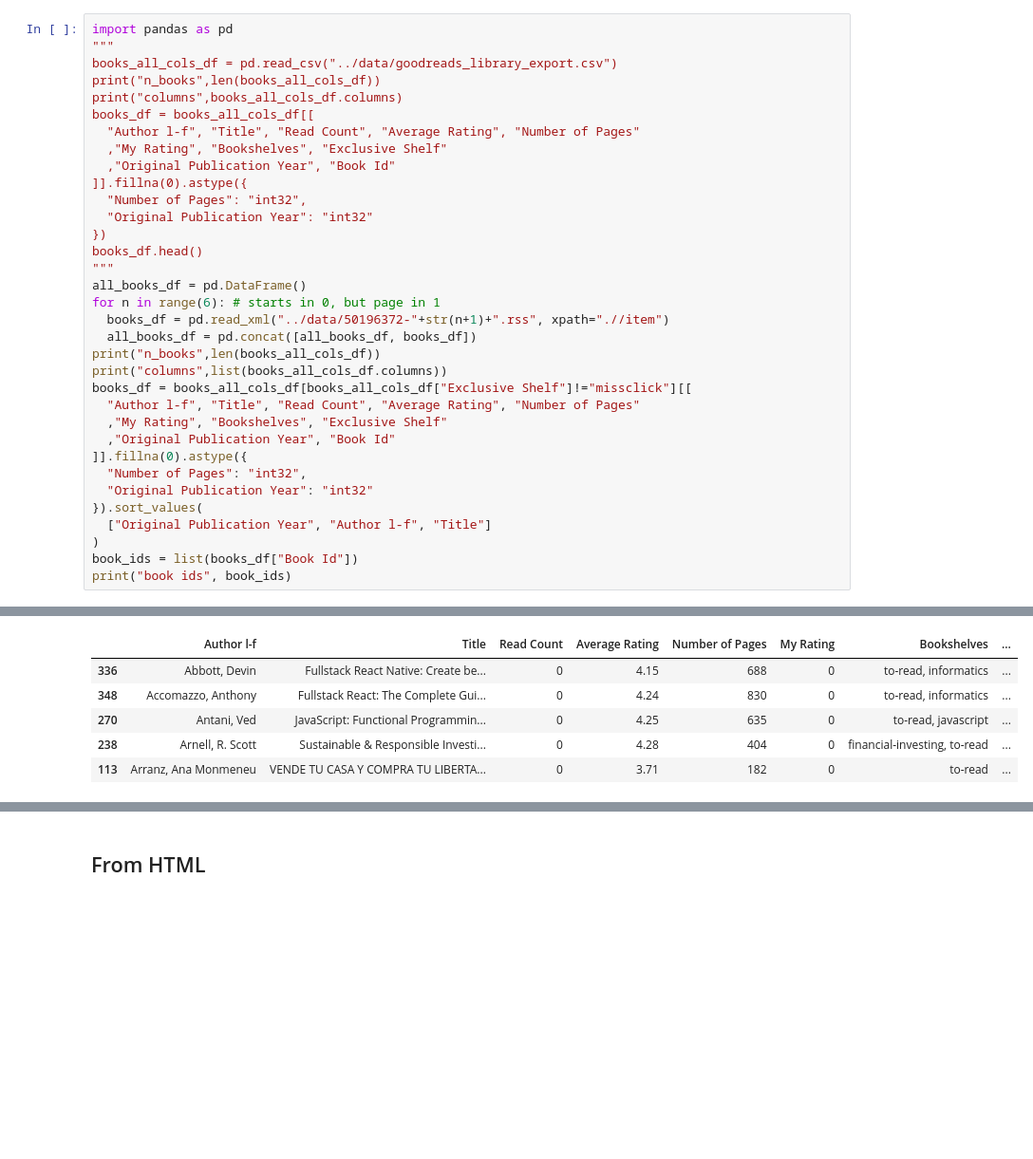
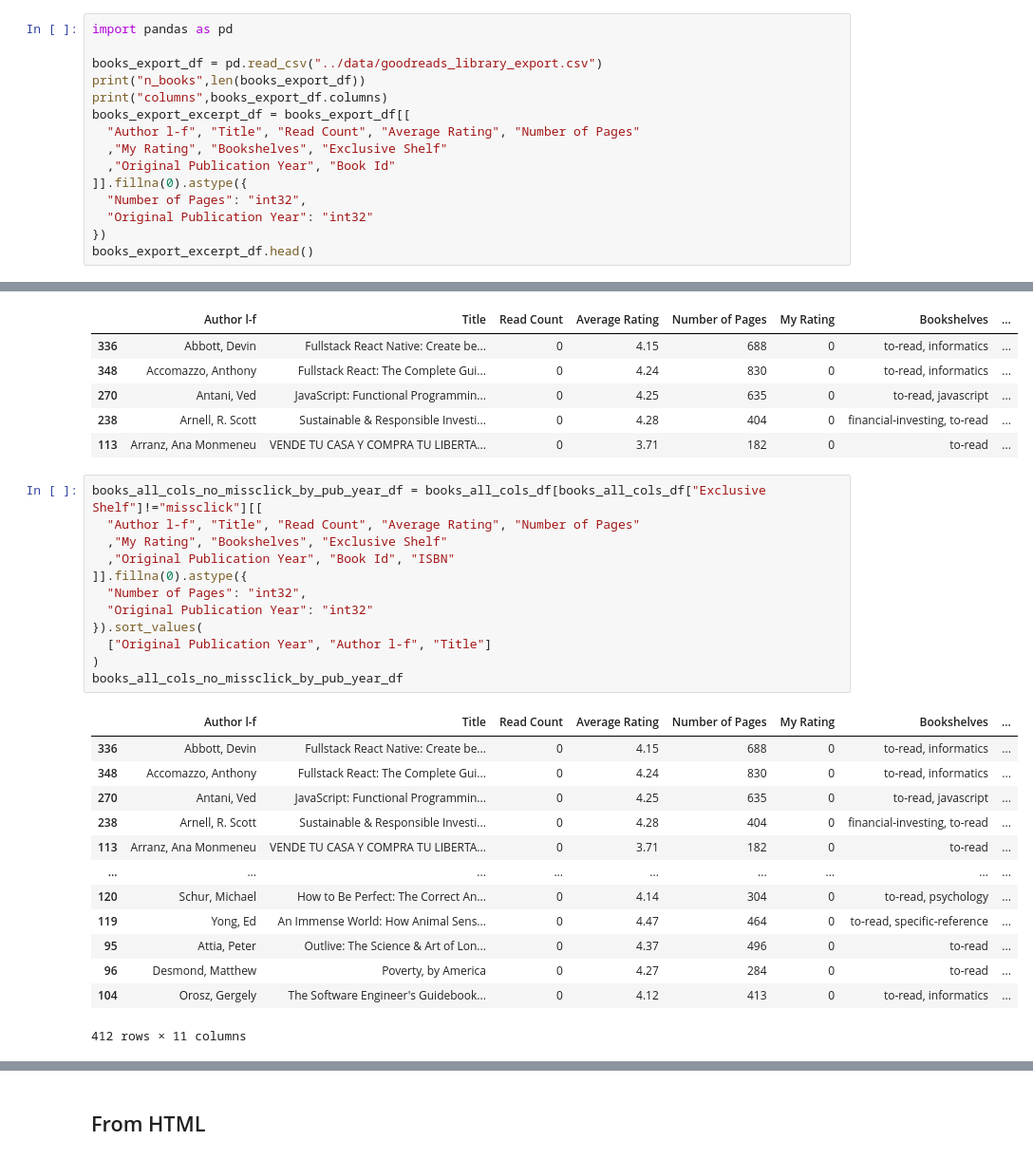
Before and after one commit to jgonzal1/jgonzal1.github.io, a Jupyter notebook: assets/📚.ipynb, the cells around one changed output, grey strips where cells are left out. Shown at 95% size. Drawn from its saved outputs; the diff is of its cells as text; blank space fills up the shorter version.

```diff
--- a/assets/📚.ipynb
+++ b/assets/📚.ipynb
@@ -4,11 +87,11 @@
 ## From source (no avg ratings)
 # %%
 import pandas as pd
-"""
-books_all_cols_df = pd.read_csv("../data/goodreads_library_export.csv")
-print("n_books",len(books_all_cols_df))
-print("columns",books_all_cols_df.columns)
-books_df = books_all_cols_df[[
+
+books_export_df = pd.read_csv("../data/goodreads_library_export.csv")
+print("n_books",len(books_export_df))
+print("columns",books_export_df.columns)
+books_export_excerpt_df = books_export_df[[
   "Author l-f", "Title", "Read Count", "Average Rating", "Number of Pages"
   ,"My Rating", "Bookshelves", "Exclusive Shelf"
   ,"Original Publication Year", "Book Id"
@@ -16,25 +99,6 @@ books_df = books_all_cols_df[[
   "Number of Pages": "int32",
   "Original Publication Year": "int32"
 })
-books_df.head()
-"""
-all_books_df = pd.DataFrame()
-for n in range(6): # starts in 0, but page in 1
-  books_df = pd.read_xml("../data/50196372-"+str(n+1)+".rss", xpath=".//item")
-  all_books_df = pd.concat([all_books_df, books_df])
-print("n_books",len(books_all_cols_df))
-print("columns",list(books_all_cols_df.columns))
-books_df = books_all_cols_df[books_all_cols_df["Exclusive Shelf"]!="missclick"][[
-  "Author l-f", "Title", "Read Count", "Average Rating", "Number of Pages"
-  ,"My Rating", "Bookshelves", "Exclusive Shelf"
-  ,"Original Publication Year", "Book Id"
-]].fillna(0).astype({
-  "Number of Pages": "int32",
-  "Original Publication Year": "int32"
-}).sort_values(
-  ["Original Publication Year", "Author l-f", "Title"]
-)
-book_ids = list(books_df["Book Id"])
-print("book ids", book_ids)
+books_export_excerpt_df.head()
 # %% [output]
 n_books 509
@@ -61,3 +151,29 @@ books_df.head()
 | 270 | Antani, Ved | JavaScript: Functional Programmin... | 0 | 4.25 | 635 | 0 | to-read, javascript | ... |
 | 238 | Arnell, R. Scott | Sustainable & Responsible Investi... | 0 | 4.28 | 404 | 0 | financial-investing, to-read | ... |
 | 113 | Arranz, Ana Monmeneu | VENDE TU CASA Y COMPRA TU LIBERTA... | 0 | 3.71 | 182 | 0 | to-read | ... |
+# %%
+books_all_cols_no_missclick_by_pub_year_df = books_all_cols_df[books_all_cols_df["Exclusive Shelf"]!="missclick"][[
+  "Author l-f", "Title", "Read Count", "Average Rating", "Number of Pages"
+  ,"My Rating", "Bookshelves", "Exclusive Shelf"
+  ,"Original Publication Year", "Book Id", "ISBN"
+]].fillna(0).astype({
+  "Number of Pages": "int32",
+  "Original Publication Year": "int32"
+}).sort_values(
+  ["Original Publication Year", "Author l-f", "Title"]
+)
+books_all_cols_no_missclick_by_pub_year_df
+# %% [output]
+|  | Author l-f | Title | Read Count | Average Rating | Number of Pages | My Rating | Bookshelves | ... |
+| 336 | Abbott, Devin | Fullstack React Native: Create be... | 0 | 4.15 | 688 | 0 | to-read, informatics | ... |
+| 348 | Accomazzo, Anthony | Fullstack React: The Complete Gui... | 0 | 4.24 | 830 | 0 | to-read, informatics | ... |
+| 270 | Antani, Ved | JavaScript: Functional Programmin... | 0 | 4.25 | 635 | 0 | to-read, javascript | ... |
+| 238 | Arnell, R. Scott | Sustainable & Responsible Investi... | 0 | 4.28 | 404 | 0 | financial-investing, to-read | ... |
+| 113 | Arranz, Ana Monmeneu | VENDE TU CASA Y COMPRA TU LIBERTA... | 0 | 3.71 | 182 | 0 | to-read | ... |
+| ... | ... | ... | ... | ... | ... | ... | ... | ... |
+| 120 | Schur, Michael | How to Be Perfect: The Correct An... | 0 | 4.14 | 304 | 0 | to-read, psychology | ... |
+| 119 | Yong, Ed | An Immense World: How Animal Sens... | 0 | 4.47 | 464 | 0 | to-read, specific-reference | ... |
+| 95 | Attia, Peter | Outlive: The Science & Art of Lon... | 0 | 4.37 | 496 | 0 | to-read | ... |
+| 96 | Desmond, Matthew | Poverty, by America | 0 | 4.27 | 284 | 0 | to-read | ... |
+| 104 | Orosz, Gergely | The Software Engineer's Guidebook... | 0 | 4.12 | 413 | 0 | to-read, informatics | ... |
+412 rows × 11 columns
```
Also changed, not shown: parts of 13 cells of this notebook, 7 other files.
